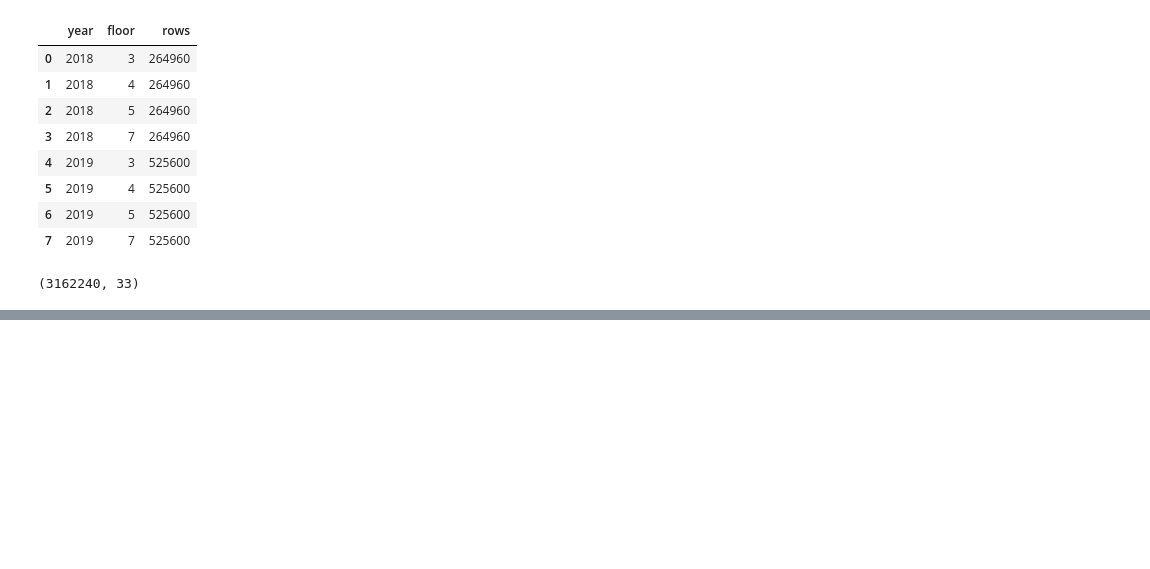
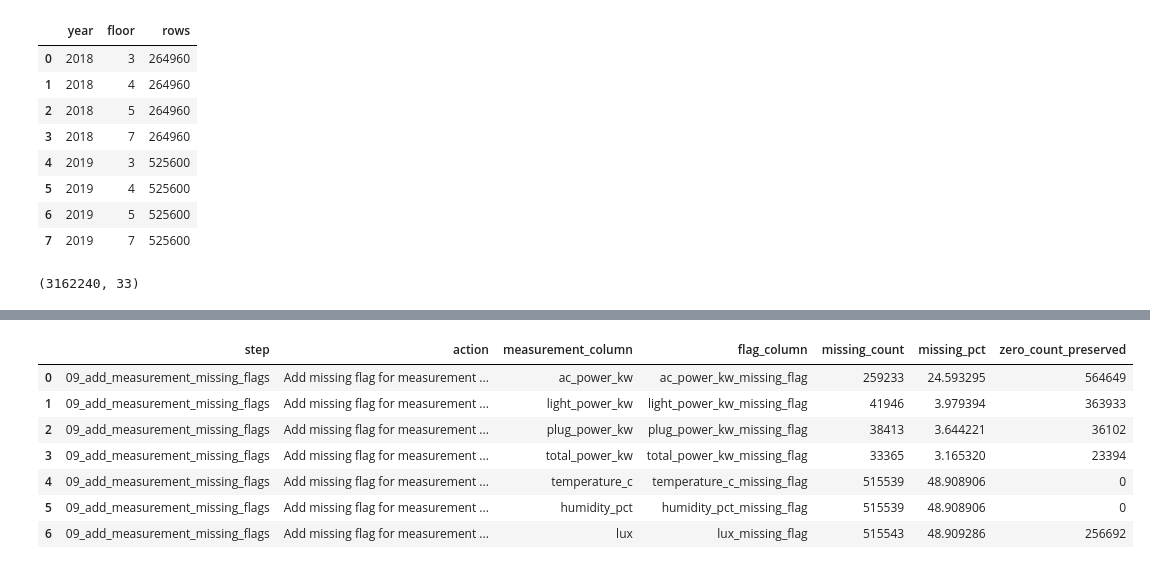
Before and after one commit to Lee-yongli/Artificial-Intelligence-for-Smart-Building-Log-Analysis, a Jupyter notebook: Artificial Intelligence for Smart-Building Log Analysis/merge_2018_2019_floors_3_4_5_7.ipynb, the cells around one changed output, grey strips where cells are left out. Cells and saved outputs as stored; diff of their text form; code cells hidden in the pictures; blank space fills up the shorter version.

```diff
--- a/Artificial Intelligence for Smart-Building Log Analysis/merge_2018_2019_floors_3_4_5_7.ipynb
+++ b/Artificial Intelligence for Smart-Building Log Analysis/merge_2018_2019_floors_3_4_5_7.ipynb
@@ -506,0 +694,32 @@ display(invalid_summary.query("invalid_count > 0"))
+# %%
+def clean_step_09_add_measurement_missing_flags(df: pd.DataFrame) -> tuple[pd.DataFrame, pd.DataFrame]:
+    out = df.copy()
+    audit_rows = []
+
+    for col in VALUE_COLUMNS:
+        flag_col = f"{col}_missing_flag"
+        out[flag_col] = out[col].isna()
+        audit_rows.append({
+            "step": "09_add_measurement_missing_flags",
+            "action": "Add missing flag for measurement column",
+            "measurement_column": col,
+            "flag_column": flag_col,
+            "missing_count": int(out[flag_col].sum()),
+            "missing_pct": float(out[flag_col].mean() * 100),
+            "zero_count_preserved": int((out[col] == 0).sum(skipna=True)),
+        })
+
+    audit = pd.DataFrame(audit_rows)
+    return out, audit
+
+cleaned_15min, audit_09_missing_flags = clean_step_09_add_measurement_missing_flags(cleaned_15min_without_measurement_flags)
+display(audit_09_missing_flags)
+# %% [output]
+|  | step | action | measurement_column | flag_column | missing_count | missing_pct | zero_count_preserved |
+| 0 | 09_add_measurement_missing_flags | Add missing flag for measurement ... | ac_power_kw | ac_power_kw_missing_flag | 259233 | 24.593295 | 564649 |
+| 1 | 09_add_measurement_missing_flags | Add missing flag for measurement ... | light_power_kw | light_power_kw_missing_flag | 41946 | 3.979394 | 363933 |
+| 2 | 09_add_measurement_missing_flags | Add missing flag for measurement ... | plug_power_kw | plug_power_kw_missing_flag | 38413 | 3.644221 | 36102 |
+| 3 | 09_add_measurement_missing_flags | Add missing flag for measurement ... | total_power_kw | total_power_kw_missing_flag | 33365 | 3.165320 | 23394 |
+| 4 | 09_add_measurement_missing_flags | Add missing flag for measurement ... | temperature_c | temperature_c_missing_flag | 515539 | 48.908906 | 0 |
+| 5 | 09_add_measurement_missing_flags | Add missing flag for measurement ... | humidity_pct | humidity_pct_missing_flag | 515539 | 48.908906 | 0 |
+| 6 | 09_add_measurement_missing_flags | Add missing flag for measurement ... | lux | lux_missing_flag | 515543 | 48.909286 | 256692 |
```
Also changed, not shown: parts of 35 cells of this notebook, 7 other files.
